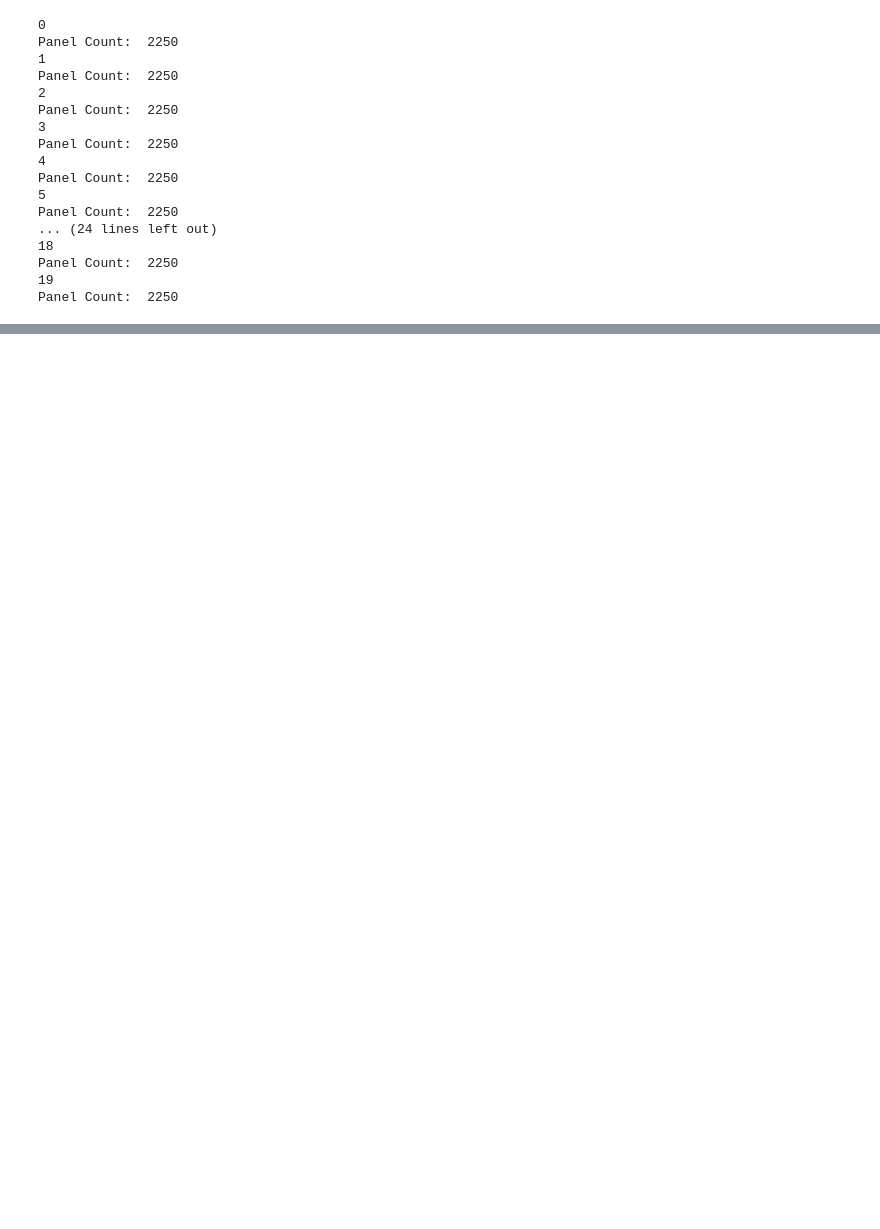
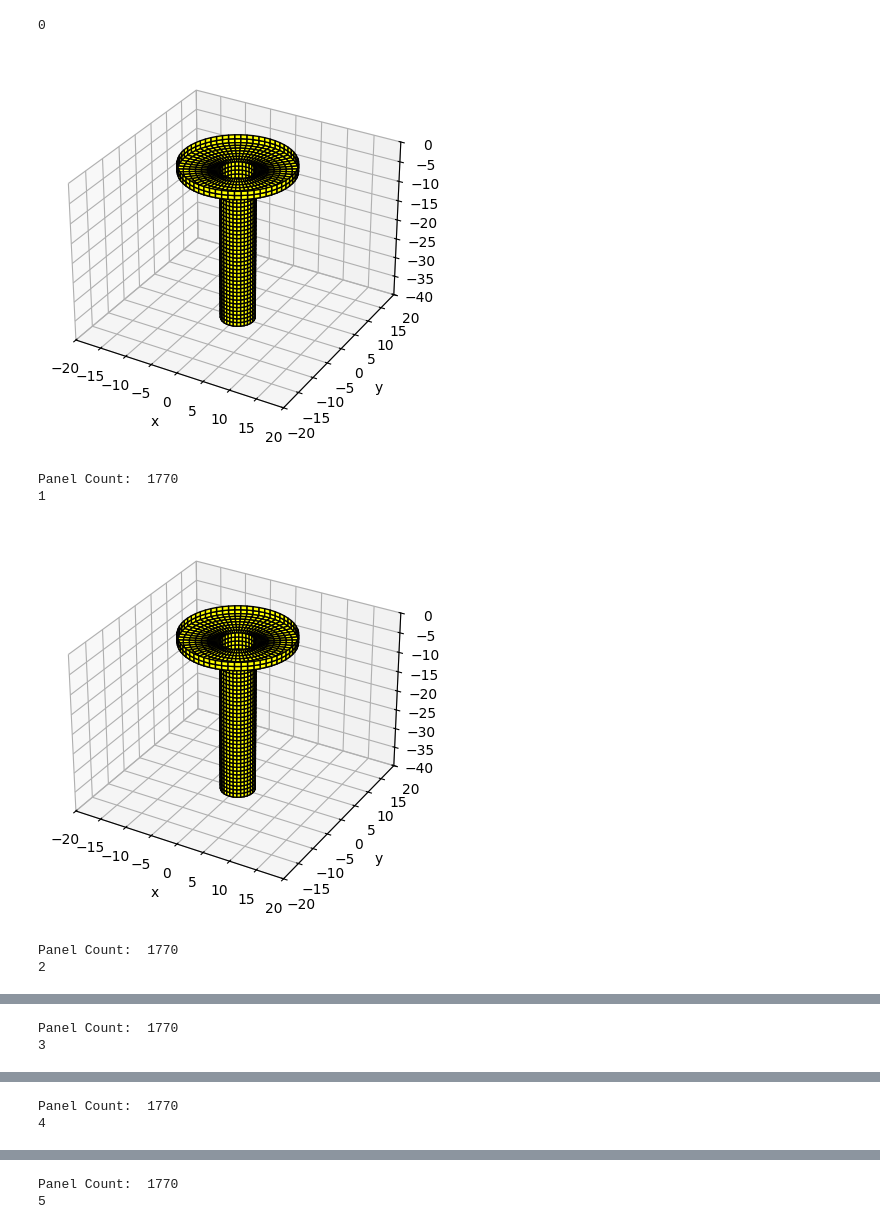
Before and after one commit to symbiotic-engineering/OpenFLASH, a Jupyter notebook: dev/python/validation_with_capytaine_plots.ipynb, the cells around one changed output, grey strips where cells are left out. Drawn from its saved outputs; the diff is of its cells as text; code cells hidden in the pictures; blank space fills up the shorter version.

```diff
--- a/dev/python/validation_with_capytaine_plots.ipynb
+++ b/dev/python/validation_with_capytaine_plots.ipynb
@@ -35,28 +36,3 @@ def compute_cpt_slant(config):
   respack = css.construct_and_solve(config["a"], config["d_in"], config["d_out"], config["heaving"], t_densities, 50, config["h"], config["omega"], config["rho"], 1)
   am, dp, f_ex = (respack[0].added_mass)["Heave"], (respack[0].radiation_damping)["Heave"], (cpt.assemble_dataset([respack[2]]))["excitation_force"][0][0][0].values
   return am, dp, f_ex
-# %%
-#generalize for M>2 regions?
-
-
-i = 1
-h = 15
-a = [2, 4]
-d = [6, 2] #d_in and d_out_init same for non-slants
-d_in = d
-d_out_init = d
-omega = 0.9
-rho = 1023
-
-
-config = {"name" : "config-(" + str(i) + ")",
-            "h" : h,
-            "a" : a,
-            "d_in" : d_in,
-            "d_out" : d_out_init + [i],
-            "heaving": [0, 1],
-            "NMK" : [50, 50],
-            "omega" : omega,
-            "rho" : rho}
-
-Capy_results = compute_cpt_slant(config)
@@ -111 +39,13 @@ Wave number (m0): 1.0, Angular frequency (omega): 2.7341
+# %%
+# Run Settings
+
+h = 100.00 # sea depth [m]
+omega_sweep = np.linspace(0.4, 1.5, 10) # rad/s
+rho = 1023 #keep this
+
+# RM3
+heaving_list_sweep = [False, True]
+d_list = [42-2, 2] # drafts [m]
+a_list = [3, 10] # radii [m]
+NMK = [100, 100, 100] # number of coefficients in each region
 # %%
@@ -416,48 +97,36 @@ Potentials stored in xarray dataset (batched across frequencies/modes).
 # %%
+# Run BEM
 i = 1
-# h = 15
 d_in = d_list
-d_out_init = d_list
-rho = 1023
-
+d_out = d_list
 
 A_BEM = np.zeros_like(omega_sweep)
 B_BEM = np.zeros_like(omega_sweep)
 F_ex_BEM = np.zeros(len(omega_sweep), dtype=np.complex128)
 
 for j in range(len(omega_sweep)):
 
     print(j)
 
     omega = omega_sweep[j]
     config = {"name" : "config-(" + str(i) + ")",
                 "h" : h,
                 "a" : a_list,
                 "d_in" : d_in,
-                "d_out" : d_out_init,
+                "d_out" : d_out,
                 "heaving": [0, 1],
                 "NMK" : [100, 100],
                 "omega" : omega,
                 "rho" : rho}
     Capy_results = compute_cpt_slant(config)
     A_BEM[j] = Capy_results[0]
     B_BEM[j] = Capy_results[1]
     F_ex_BEM[j] = Capy_results[2]
 # %% [output]
 0
-Panel Count:  2250
-1
-Panel Count:  2250
-2
-Panel Count:  2250
-3
-Panel Count:  2250
-4
-Panel Count:  2250
-5
-Panel Count:  2250
-... (24 lines left out)
-18
-Panel Count:  2250
-19
-Panel Count:  2250
+[figure, added]
+Panel Count:  1770
+1
+[figure, added]
+Panel Count:  1770
+2
@@ -463,0 +134,2 @@ Panel Count:  2250
+Panel Count:  1770
+3
@@ -463,0 +137,2 @@ Panel Count:  2250
+Panel Count:  1770
+4
@@ -463,0 +140,2 @@ Panel Count:  2250
+Panel Count:  1770
+5
```
Also changed, not shown: parts of 22 cells of this notebook, 3 other files.
